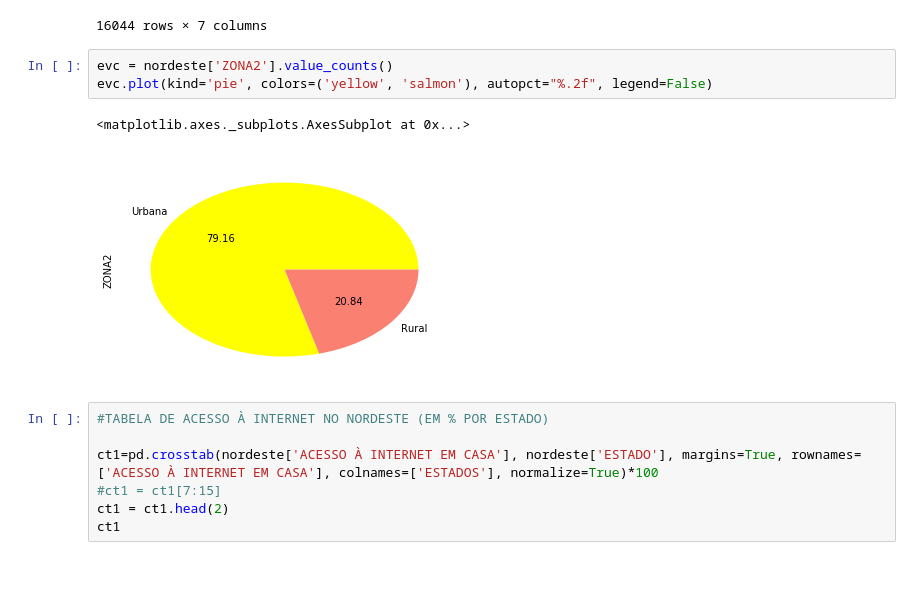
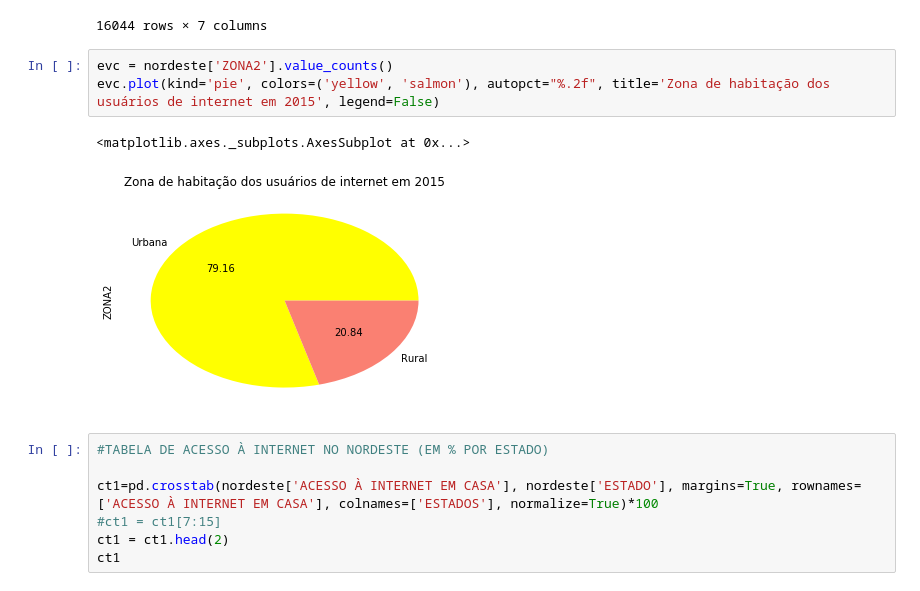
Before and after one commit to hugogr99/CIENCIA-DOS-DADOS, a Jupyter notebook: Projeto 1.ipynb, the cells around one changed output. Drawn from its saved outputs; the diff is of its cells as text.

```diff
--- a/Projeto 1.ipynb
+++ b/Projeto 1.ipynb
@@ -94,10 +100,10 @@ nordeste1
 16044 rows × 7 columns
 # %%
 evc = nordeste['ZONA2'].value_counts()
-evc.plot(kind='pie', colors=('yellow', 'salmon'), autopct="%.2f", legend=False)
+evc.plot(kind='pie', colors=('yellow', 'salmon'), autopct="%.2f", title='Zona de habitação dos usuários de internet em 2015', legend=False)
 # %% [output]
 <matplotlib.axes._subplots.AxesSubplot at 0x...>
-[figure, old version]
+[figure, new version]
 # %%
 #TABELA DE ACESSO À INTERNET NO NORDESTE (EM % POR ESTADO)
 
```
Also changed, not shown: parts of 1 cell of this notebook.
